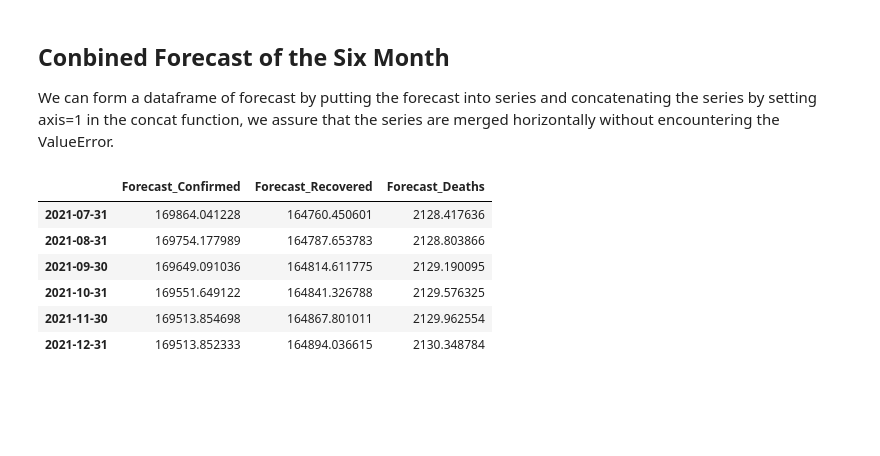
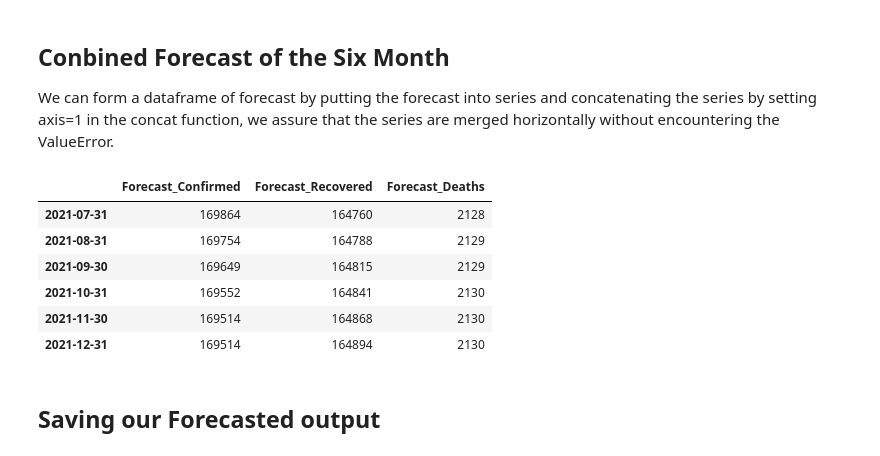
Before and after one commit to kayode77/Time_Series_Analysis_of-_COVID19_in_Nigeria, a Jupyter notebook: TIME SERIES OF COVID19 BY USING AUTO ARIMA.ipynb, the cells around one changed output. Cells and saved outputs as stored; diff of their text form; code cells hidden in the pictures; blank space fills up the shorter version.

```diff
--- a/TIME SERIES OF COVID19 BY USING AUTO ARIMA.ipynb
+++ b/TIME SERIES OF COVID19 BY USING AUTO ARIMA.ipynb
@@ -451,17 +451,19 @@ We can form a dataframe of forecast by putting the forecast into series and conc
 # %%
 ConfirmedForecast=fc_series
 RecoveredForecast=fc_seriesR
 DeathsForecast=fc_seriesD
-seriesC = pd.Series(ConfirmedForecast, name='Forecast_Confirmed')
-seriesR = pd.Series(RecoveredForecast, name='Forecast_Recovered')
-seriesD = pd.Series(DeathsForecast, name='Forecast_Deaths')
+seriesC = round(pd.Series(ConfirmedForecast, name='Forecast_Confirmed')).astype(int)
+seriesR = round(pd.Series(RecoveredForecast, name='Forecast_Recovered')).astype(int)
+seriesD = round(pd.Series(DeathsForecast, name='Forecast_Deaths')).astype(int)
 merged_forecasts = pd.concat([seriesC, seriesR,seriesD], axis=1)
 merged_forecasts
 # %% [output]
 |  | Forecast_Confirmed | Forecast_Recovered | Forecast_Deaths |
-| 2021-07-31 | 169864.041228 | 164760.450601 | 2128.417636 |
-| 2021-08-31 | 169754.177989 | 164787.653783 | 2128.803866 |
-| 2021-09-30 | 169649.091036 | 164814.611775 | 2129.190095 |
-| 2021-10-31 | 169551.649122 | 164841.326788 | 2129.576325 |
-| 2021-11-30 | 169513.854698 | 164867.801011 | 2129.962554 |
-| 2021-12-31 | 169513.852333 | 164894.036615 | 2130.348784 |
+| 2021-07-31 | 169864 | 164760 | 2128 |
+| 2021-08-31 | 169754 | 164788 | 2129 |
+| 2021-09-30 | 169649 | 164815 | 2129 |
+| 2021-10-31 | 169552 | 164841 | 2130 |
+| 2021-11-30 | 169514 | 164868 | 2130 |
+| 2021-12-31 | 169514 | 164894 | 2130 |
+# %% [markdown]
+## Saving our Forecasted output
```
Also changed, not shown: parts of 4 cells of this notebook, 1 other file.
